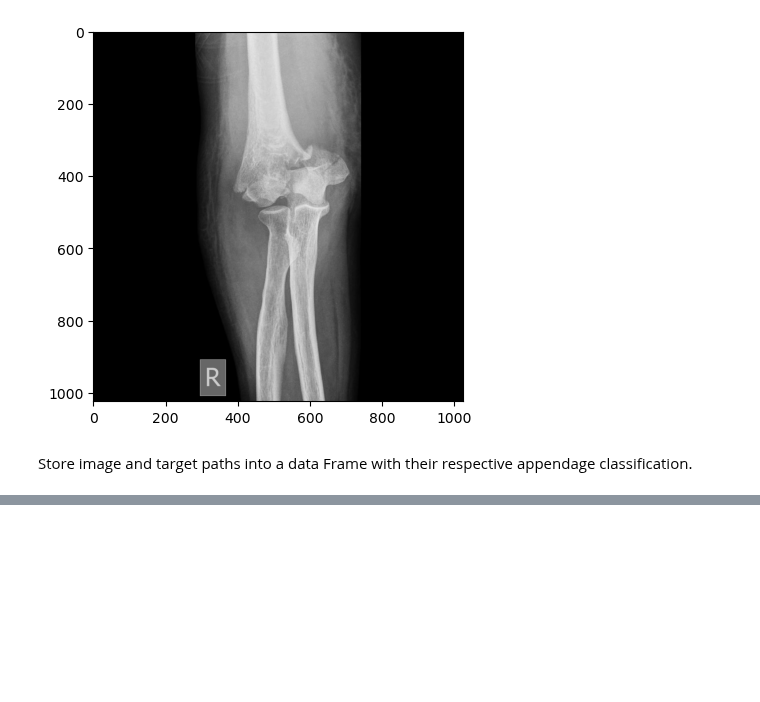
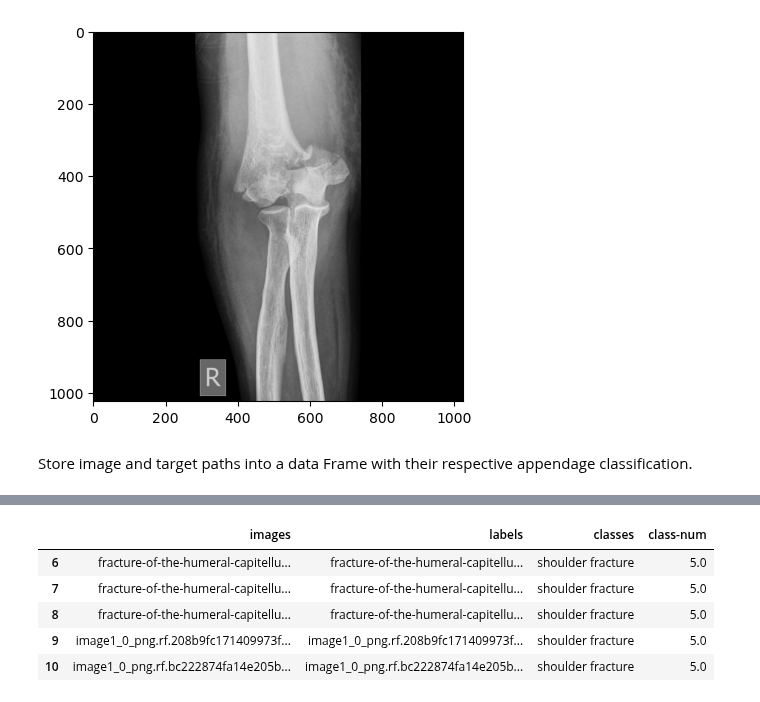
Before and after one commit to vanslykeaudio/SpringBoardDataScience, a Jupyter notebook: Capstone_Project_2/Captsone Project2 - Data Cleaning.ipynb, the cells around one changed output, grey strips where cells are left out. Saved outputs shown, nothing was run; the diff lists cells and outputs as text; code cells hidden in the pictures; blank space fills up the shorter version.

```diff
--- a/Capstone_Project_2/Captsone Project2 - Data Cleaning.ipynb
+++ b/Capstone_Project_2/Captsone Project2 - Data Cleaning.ipynb
@@ -173,0 +234,24 @@ len(image)
+# %%
+i = 0
+while i < len(df_train):
+    df_train.iloc[i,3] = c2l[df_train.iloc[i,2]]
+    i+=1
+
+i = 0
+while i < len(df_test):
+    df_test.iloc[i,3] = c2l[df_test.iloc[i,2]]
+    i+=1
+
+i = 0
+while i < len(df_val):
+    df_val.iloc[i,3] = c2l[df_val.iloc[i,2]]
+    i+=1
+# %%
+df_train[df_train['class-num'] == 5].head()
+# %% [output]
+|  | images | labels | classes | class-num |
+| 6 | fracture-of-the-humeral-capitellu... | fracture-of-the-humeral-capitellu... | shoulder fracture | 5.0 |
+| 7 | fracture-of-the-humeral-capitellu... | fracture-of-the-humeral-capitellu... | shoulder fracture | 5.0 |
+| 8 | fracture-of-the-humeral-capitellu... | fracture-of-the-humeral-capitellu... | shoulder fracture | 5.0 |
+| 9 | image1_0_png.rf.208b9fc171409973f... | image1_0_png.rf.208b9fc171409973f... | shoulder fracture | 5.0 |
+| 10 | image1_0_png.rf.bc222874fa14e205b... | image1_0_png.rf.bc222874fa14e205b... | shoulder fracture | 5.0 |
```
Also changed, not shown: parts of 19 cells of this notebook, 3 other files.
